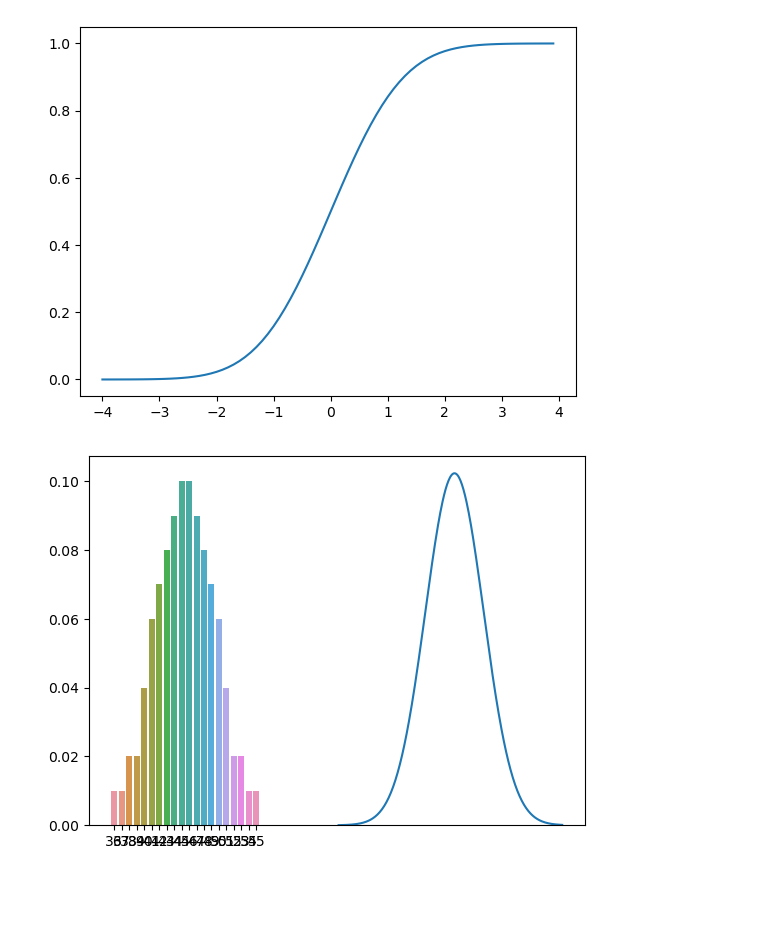
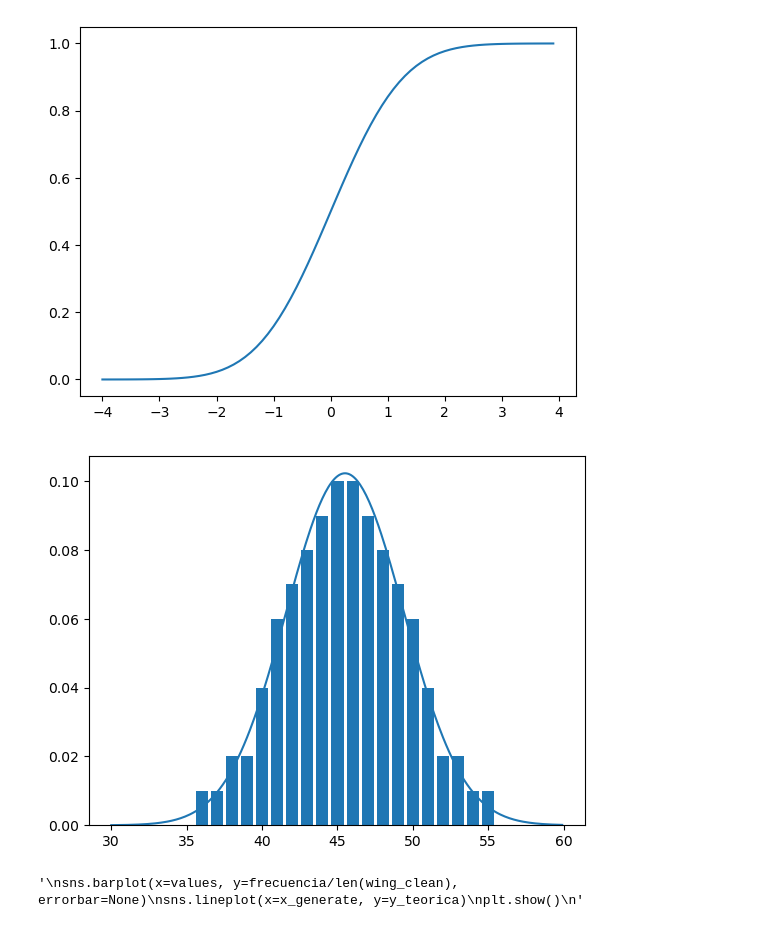
Before and after one commit to data4if/project_math, a Jupyter notebook: distribucion_normal.ipynb, the cells around one changed output. Drawn from its saved outputs; the diff is of its cells as text; code cells hidden in the pictures; blank space fills up the shorter version.

```diff
--- a/distribucion_normal.ipynb
+++ b/distribucion_normal.ipynb
@@ -44,29 +44,32 @@ sns.lineplot(x=x,y=y)
 # %%
 # Data Frame - Excel
 # df.head(5) - Show first five rows
 # Creamos un dataset reducido a la columna que vamos a procesar
 df = pd.read_excel('normal_real_example.xls')
 wing = df[['Normally Distributed Housefly Wing Lengths']].copy()
 # Con iloc - limpiamos los datos de la columnnas que no son numericos , Que aparecen al descomentar df.head(5)
 wing_clean=wing.iloc[3:]
 values, frecuencia = np.unique(wing_clean.values, return_counts=True)
 # wing_clean es un objeto numpy
 miu=wing_clean.values.mean() # promedio
 std=wing_clean.values.std() # desviacion standar
 
 # Promedio y desviacion estandar calculada de los datos miu - std
 dist_norm = norm(miu,std)
 # Calcula de densidad de probabilidad para los valores generados en x
 x_generate=np.arange(30,60,0.1)
 y_teorica=[dist_norm.pdf(value) for value in x_generate]
 
-# seaborn comentada por no conseguir congruencia con el curso
-# plt.bar(values,(frecuencia/len(wing_clean)))
-# plt.plot(x_generate,y_teorica)
-# plt.show()
+plt.bar(values,(frecuencia/len(wing_clean)))
+plt.plot(x_generate,y_teorica)
+plt.show()
 
-sns.barplot(x=values, y=frecuencia/len(wing_clean), ci=None)
+# Con seaborn | No logre temporalmente sobreponer los graficos
+'''
+sns.barplot(x=values, y=frecuencia/len(wing_clean), errorbar=None)
 sns.lineplot(x=x_generate, y=y_teorica)
 plt.show()
+'''
 # %% [output]
-[figure, old version]
+[figure, new version]
+'\nsns.barplot(x=values, y=frecuencia/len(wing_clean), errorbar=None)\nsns.lineplot(x=x_generate, y=y_teorica)\nplt.show()\n'
```
